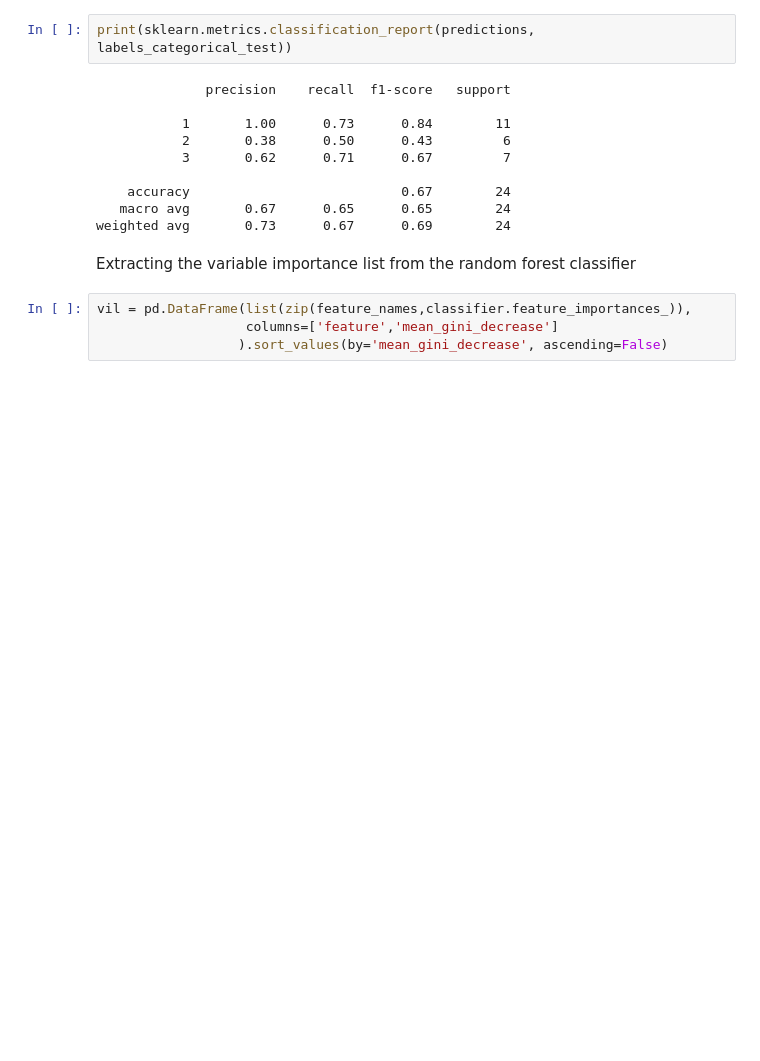
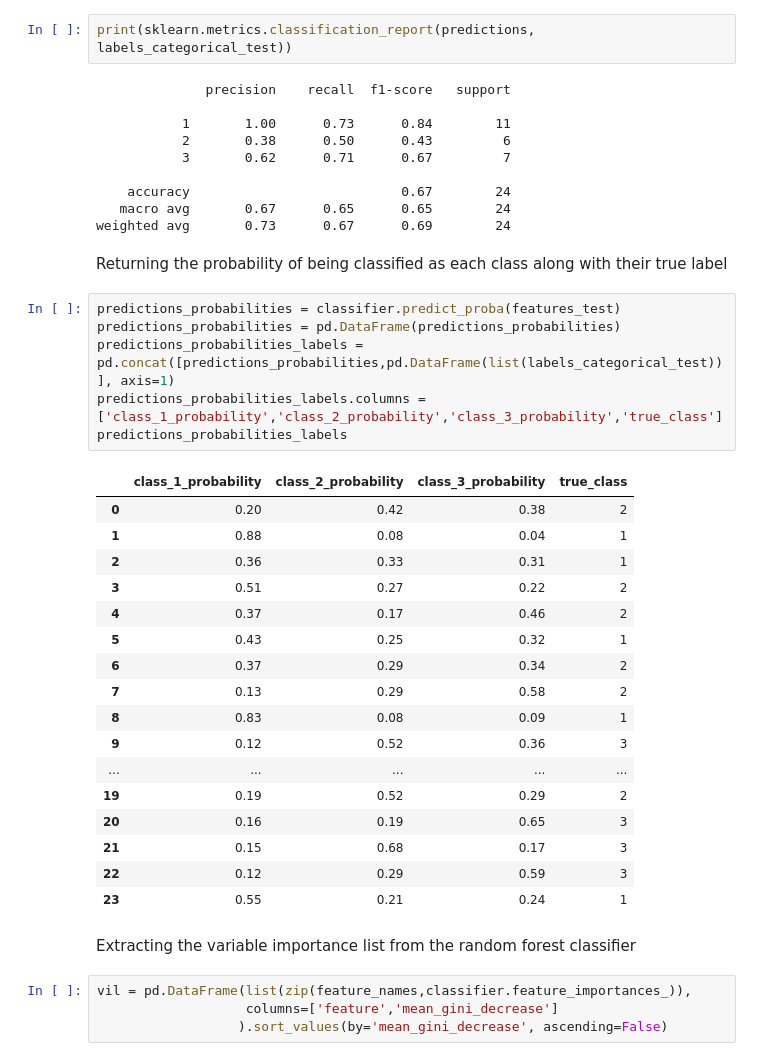
Before and after one commit to LidiaBonet2020/TeachingExample, a Jupyter notebook: classification.ipynb, the cells around one changed output. Cells and saved outputs as stored; diff of their text form; blank space fills up the shorter version.

```diff
--- a/classification.ipynb
+++ b/classification.ipynb
@@ -254,6 +254,32 @@ print(sklearn.metrics.classification_report(predictions, labels_categorical_test
     accuracy                           0.67        24
    macro avg       0.67      0.65      0.65        24
 weighted avg       0.73      0.67      0.69        24
+# %% [markdown]
+Returning the probability of being classified as each class along with their true label
+# %%
+predictions_probabilities = classifier.predict_proba(features_test)
+predictions_probabilities = pd.DataFrame(predictions_probabilities)
+predictions_probabilities_labels = pd.concat([predictions_probabilities,pd.DataFrame(list(labels_categorical_test))], axis=1)
+predictions_probabilities_labels.columns = ['class_1_probability','class_2_probability','class_3_probability','true_class']
+predictions_probabilities_labels
+# %% [output]
+|  | class_1_probability | class_2_probability | class_3_probability | true_class |
+| 0 | 0.20 | 0.42 | 0.38 | 2 |
+| 1 | 0.88 | 0.08 | 0.04 | 1 |
+| 2 | 0.36 | 0.33 | 0.31 | 1 |
+| 3 | 0.51 | 0.27 | 0.22 | 2 |
+| 4 | 0.37 | 0.17 | 0.46 | 2 |
+| 5 | 0.43 | 0.25 | 0.32 | 1 |
+| 6 | 0.37 | 0.29 | 0.34 | 2 |
+| 7 | 0.13 | 0.29 | 0.58 | 2 |
+| 8 | 0.83 | 0.08 | 0.09 | 1 |
+| 9 | 0.12 | 0.52 | 0.36 | 3 |
+| ... | ... | ... | ... | ... |
+| 19 | 0.19 | 0.52 | 0.29 | 2 |
+| 20 | 0.16 | 0.19 | 0.65 | 3 |
+| 21 | 0.15 | 0.68 | 0.17 | 3 |
+| 22 | 0.12 | 0.29 | 0.59 | 3 |
+| 23 | 0.55 | 0.21 | 0.24 | 1 |
 # %% [markdown]
 Extracting the variable importance list from the random forest classifier
 # %%
```
Also changed, not shown: parts of 6 cells of this notebook.
